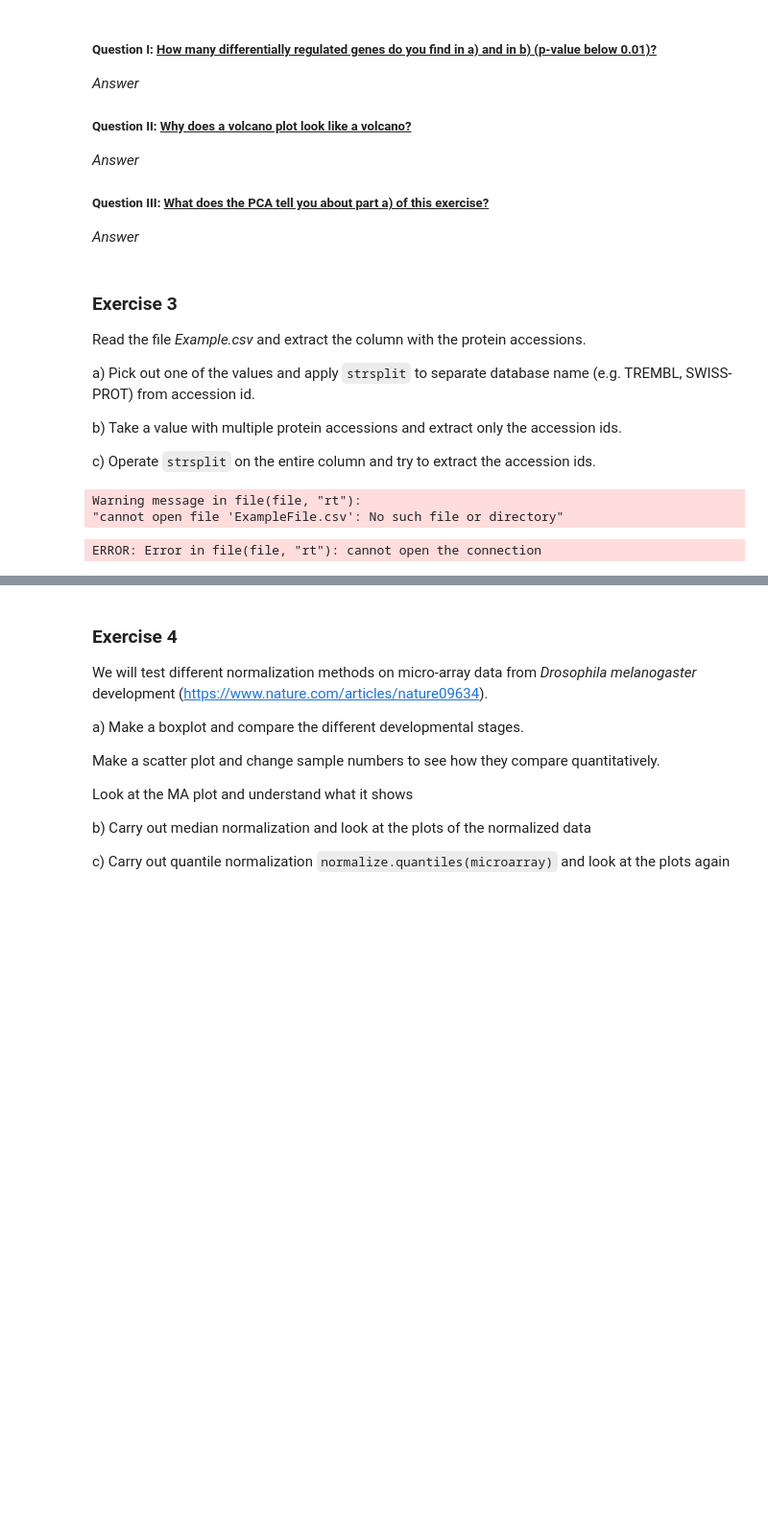
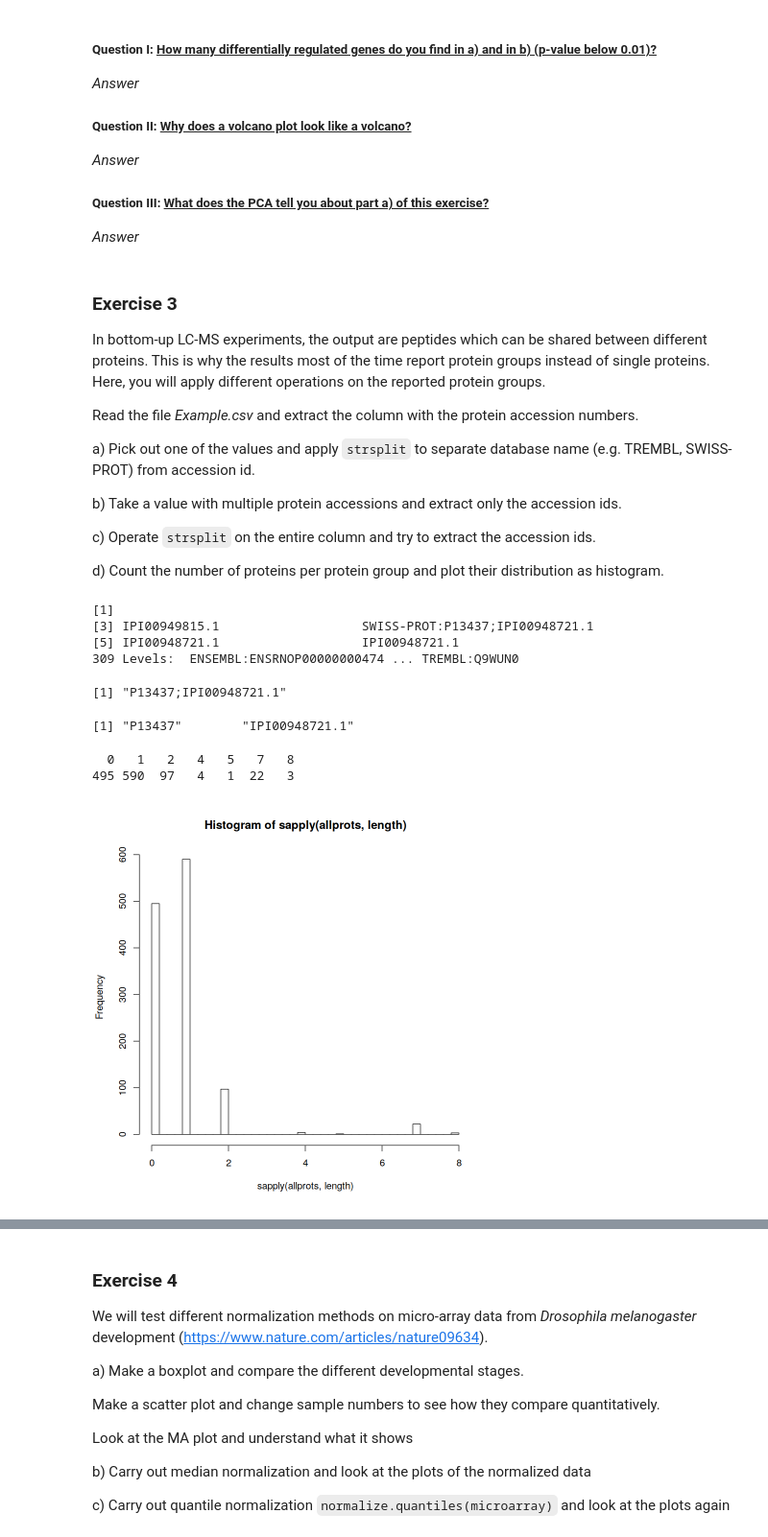
Before and after one commit to oercompbiomed/CBM101, a Jupyter notebook: E_Biostatistics_with_R/Playground/Quantitative Omics.ipynb, the cells around one changed output, grey strips where cells are left out. Shown at 96% size. Cells and saved outputs as stored; diff of their text form; code cells hidden in the pictures; blank space fills up the shorter version.

````diff
--- a/E_Biostatistics_with_R/Playground/Quantitative Omics.ipynb
+++ b/E_Biostatistics_with_R/Playground/Quantitative Omics.ipynb
@@ -156,29 +153,47 @@ _Answer_
 _Answer_
 # %% [markdown]
 ### Exercise 3
-Read the file _Example.csv_ and extract the column with the protein accessions.
+
+In bottom-up LC-MS experiments, the output are peptides which can be shared between different proteins. This is why the results most of the time report protein groups instead of single proteins. Here, you will apply different operations on the reported protein groups.
+
+Read the file _Example.csv_ and extract the column with the protein accession numbers.
 
 a) Pick out one of the values and apply ```strsplit``` to separate database name (e.g. TREMBL, SWISS-PROT) from accession id.
 
 b) Take a value with multiple protein accessions and extract only the accession ids.
 
 c) Operate ```strsplit``` on the entire column and try to extract the accession ids.
+
+d) Count the number of proteins per protein group and plot their distribution as histogram.
 # %%
 A <- read.csv("ExampleFile.csv")
 protaccs <- A$Protein.Accessions
+protaccs[60:65]
 # a)
-strsplit(as.character(protaccs[10]),":",fixed = T)
+example_str <- strsplit(as.character(protaccs[63]),":",fixed = T)
+example_str[[1]][2]
 # b)
-unlist(strsplit(strsplit(as.character(protaccs[991]),":",fixed = T)[[1]][2],";",fixed=T))
+unlist(strsplit(strsplit(as.character(protaccs[63]),":",fixed = T)[[1]][2],";",fixed=T))
 # c) Still some SWISS-PROT in the array though
-allprots <- NULL
+# c) Still some SWISS-PROT in the array though
+allprots <- list()
 for (i in 1:length(protaccs)) {
   str1 <- strsplit(as.character(protaccs[i]),":",fixed = T)
-  # print(str1[[1]])
+#   print(str1[[1]])
   if (length(str1[[1]])>1)
-    allprots <- append(allprots, unlist(strsplit(str1[[1]][2],";",fixed=T)))
+    allprots[[i]] <- unlist(strsplit(str1[[1]][2],";",fixed=T))
 }
+
+# d) This one is on you
+hist(sapply(allprots, length), 50)
+table(sapply(allprots, length))
 # %% [output]
-Warning message in file(file, "rt"):
-"cannot open file 'ExampleFile.csv': No such file or directory"
+[1]
+[3] IPI00949815.1                   SWISS-PROT:P13437;IPI00948721.1
+[5] IPI00948721.1                   IPI00948721.1
+309 Levels:  ENSEMBL:ENSRNOP00000000474 ... TREMBL:Q9WUN0
-ERROR: Error in file(file, "rt"): cannot open the connection
+[1] "P13437;IPI00948721.1"
+[1] "P13437"        "IPI00948721.1"
+  0   1   2   4   5   7   8
+495 590  97   4   1  22   3
+[figure, added]
````
Also changed, not shown: parts of 19 cells of this notebook.
